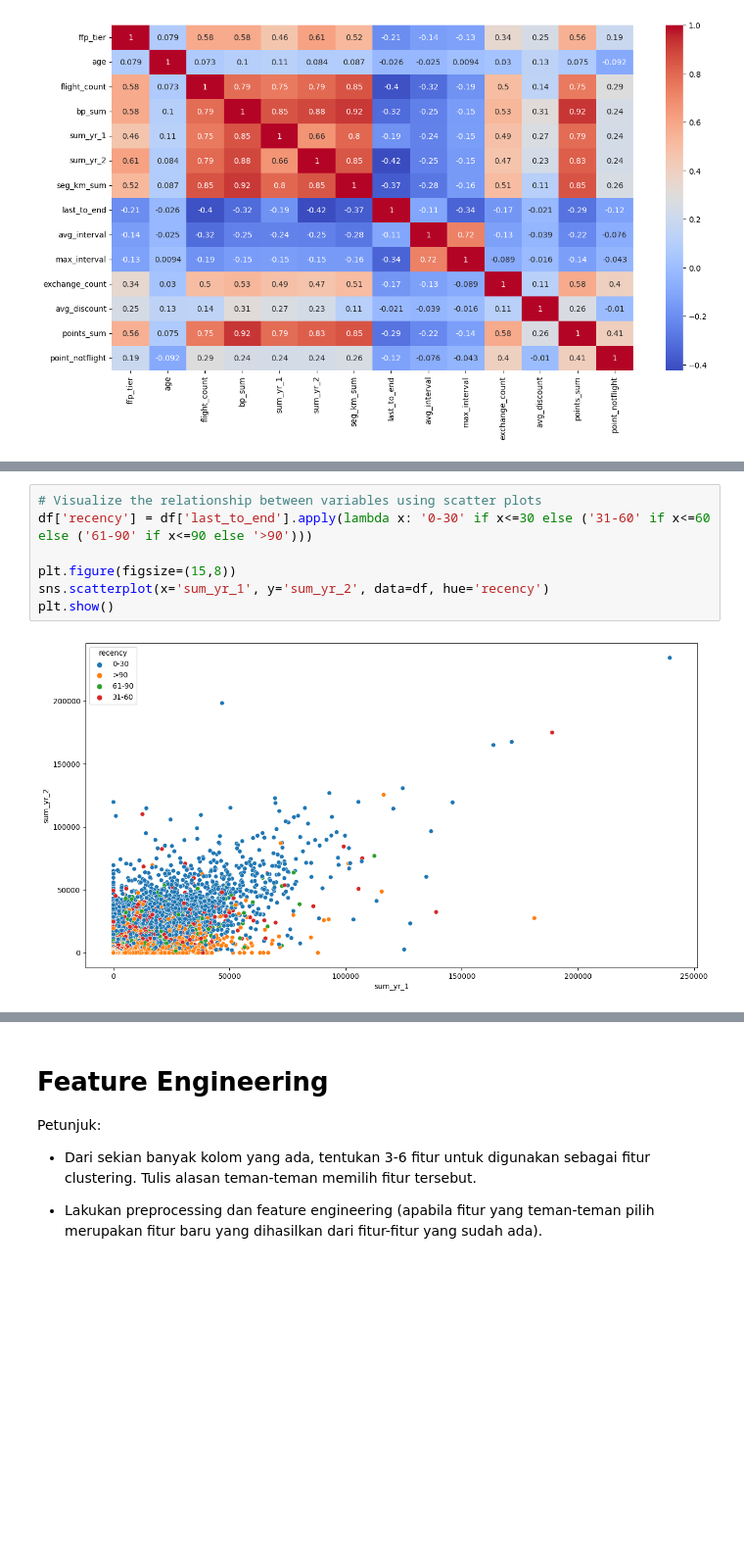
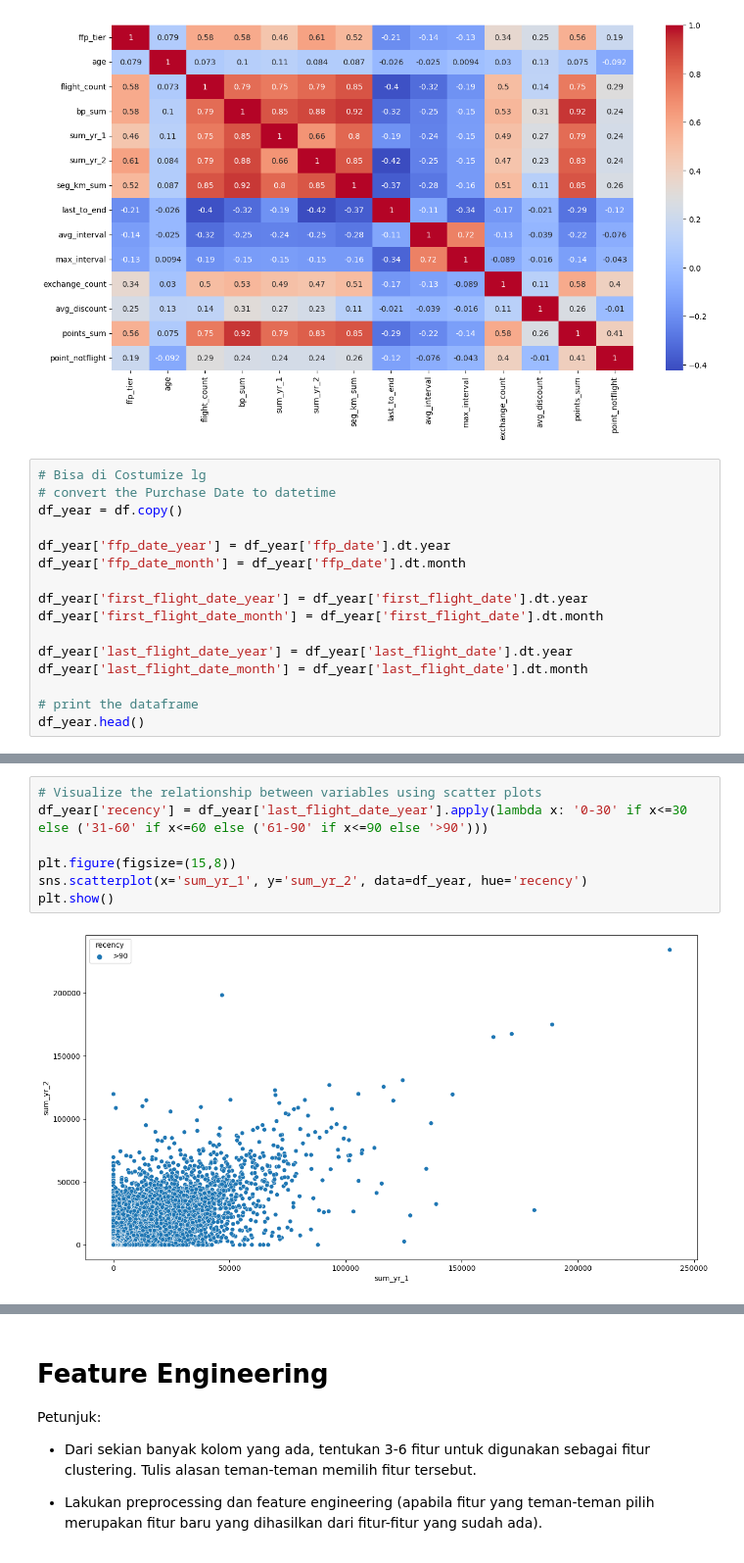
Before and after one commit to mezkymy/airline-cv-analysis, a Jupyter notebook: airline_cust_value_analysis.ipynb, the cells around one changed output, grey strips where cells are left out. Shown at 98% size. Saved outputs shown, nothing was run; the diff lists cells and outputs as text; blank space fills up the shorter version.

```diff
--- a/airline_cust_value_analysis.ipynb
+++ b/airline_cust_value_analysis.ipynb
@@ -392,3 +345,19 @@ sns.heatmap(df.corr(), annot=True, cmap='coolwarm')
 plt.show()
 # %% [output]
 [figure]
+# %%
+# Bisa di Costumize lg
+# convert the Purchase Date to datetime
+df_year = df.copy()
+
+df_year['ffp_date_year'] = df_year['ffp_date'].dt.year
+df_year['ffp_date_month'] = df_year['ffp_date'].dt.month
+
+df_year['first_flight_date_year'] = df_year['first_flight_date'].dt.year
+df_year['first_flight_date_month'] = df_year['first_flight_date'].dt.month
+
+df_year['last_flight_date_year'] = df_year['last_flight_date'].dt.year
+df_year['last_flight_date_month'] = df_year['last_flight_date'].dt.month
+
+# print the dataframe
+df_year.head()
@@ -395,9 +372,9 @@ plt.show()
 # %%
 # Visualize the relationship between variables using scatter plots
-df['recency'] = df['last_to_end'].apply(lambda x: '0-30' if x<=30 else ('31-60' if x<=60 else ('61-90' if x<=90 else '>90')))
+df_year['recency'] = df_year['last_flight_date_year'].apply(lambda x: '0-30' if x<=30 else ('31-60' if x<=60 else ('61-90' if x<=90 else '>90')))
 
 plt.figure(figsize=(15,8))
-sns.scatterplot(x='sum_yr_1', y='sum_yr_2', data=df, hue='recency')
+sns.scatterplot(x='sum_yr_1', y='sum_yr_2', data=df_year, hue='recency')
 plt.show()
 # %% [output]
-[figure, old version]
+[figure, new version]
```
Also changed, not shown: parts of 36 cells of this notebook.
